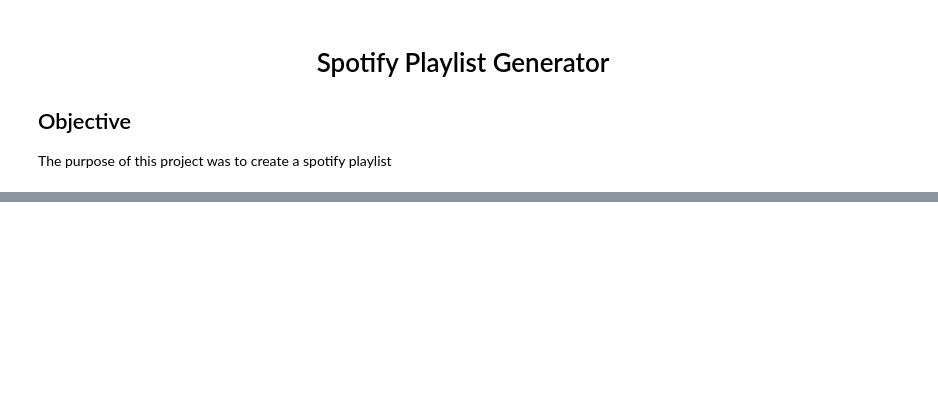
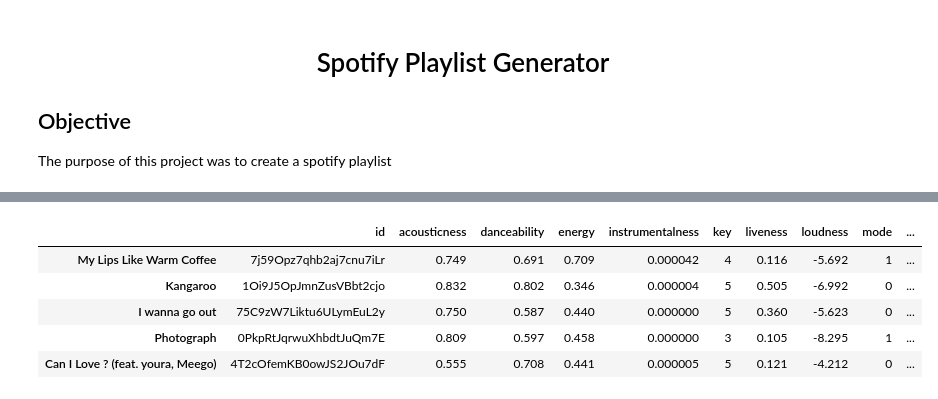
Before and after one commit to kevinkfkan/SpotifyPlaylistGenerator, a Jupyter notebook: SpotifyPlaylistGenerator.ipynb, the cells around one changed output, grey strips where cells are left out. Drawn from its saved outputs; the diff is of its cells as text; code cells hidden in the pictures; blank space fills up the shorter version.

```diff
--- a/SpotifyPlaylistGenerator.ipynb
+++ b/SpotifyPlaylistGenerator.ipynb
@@ -86,0 +170,9 @@ df_topfifty_features.head()
+# %%
+get_playlist_tracks(username, '37i9dQZF1DX5g856aiKiDS').head()
+# %% [output]
+|  | id | acousticness | danceability | energy | instrumentalness | key | liveness | loudness | mode | ... |
+| My Lips Like Warm Coffee | 7j59Opz7qhb2aj7cnu7iLr | 0.749 | 0.691 | 0.709 | 0.000042 | 4 | 0.116 | -5.692 | 1 | ... |
+| Kangaroo | 1Oi9J5OpJmnZusVBbt2cjo | 0.832 | 0.802 | 0.346 | 0.000004 | 5 | 0.505 | -6.992 | 0 | ... |
+| I wanna go out | 75C9zW7Liktu6ULymEuL2y | 0.750 | 0.587 | 0.440 | 0.000000 | 5 | 0.360 | -5.623 | 0 | ... |
+| Photograph | 0PkpRtJqrwuXhbdtJuQm7E | 0.809 | 0.597 | 0.458 | 0.000000 | 3 | 0.105 | -8.295 | 1 | ... |
+| Can I Love ? (feat. youra, Meego) | 4T2cOfemKB0owJS2JOu7dF | 0.555 | 0.708 | 0.441 | 0.000005 | 5 | 0.121 | -4.212 | 0 | ... |
```
Also changed, not shown: parts of 33 cells of this notebook, 3 other files.
